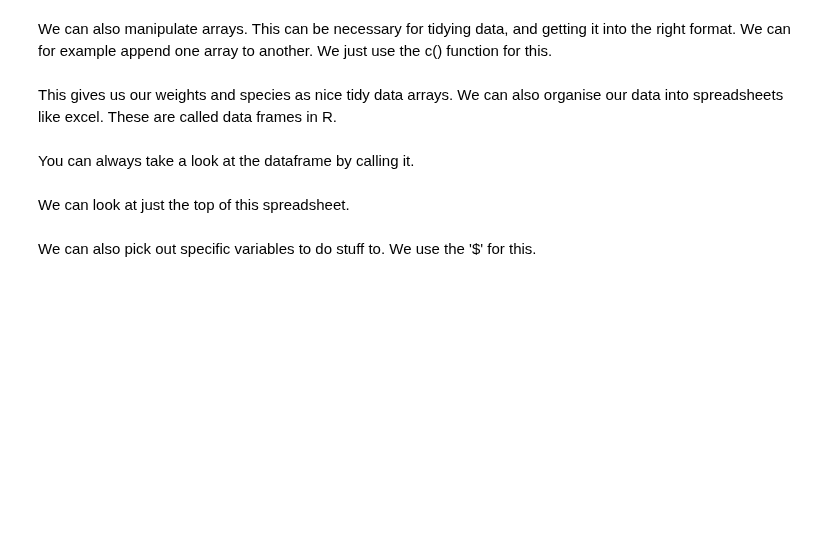
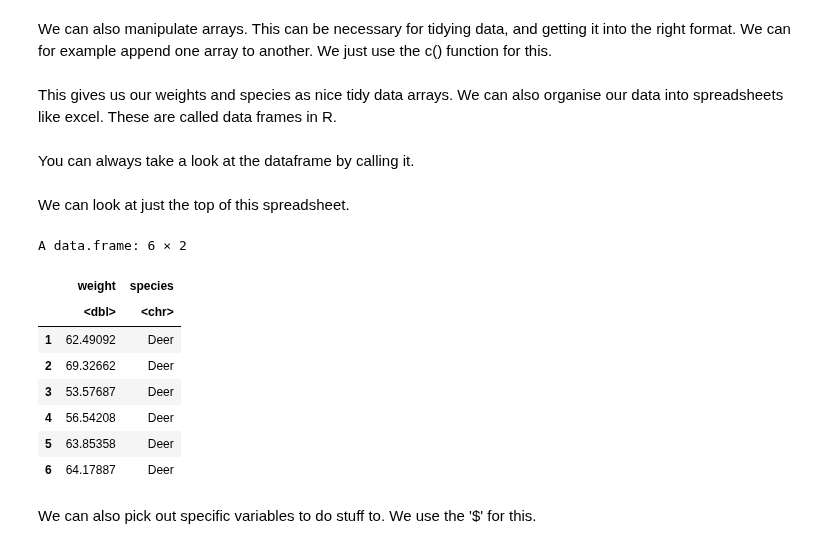
Before and after one commit to Skalle9802/CDS-SEM1, a Jupyter notebook: exercises/exercise 4/stats_1_empty.ipynb, the cells around one changed output. Cells and saved outputs as stored; diff of their text form; code cells hidden in the pictures; blank space fills up the shorter version.

```diff
--- a/exercises/exercise 4/stats_1_empty.ipynb
+++ b/exercises/exercise 4/stats_1_empty.ipynb
@@ -45,4 +111,16 @@ You can always take a look at the dataframe by calling it.
 # %% [markdown]
 We can look at just the top of this spreadsheet.
+# %%
+head(deerstudy)
+# %% [output]
+A data.frame: 6 × 2
+|  | weight | species |
+|  | <dbl> | <chr> |
+| 1 | 62.49092 | Deer |
+| 2 | 69.32662 | Deer |
+| 3 | 53.57687 | Deer |
+| 4 | 56.54208 | Deer |
+| 5 | 63.85358 | Deer |
+| 6 | 64.17887 | Deer |
 # %% [markdown]
 We can also pick out specific variables to do stuff to. We use the '$' for this.
```
Also changed, not shown: parts of 45 cells of this notebook, 9 other files.
